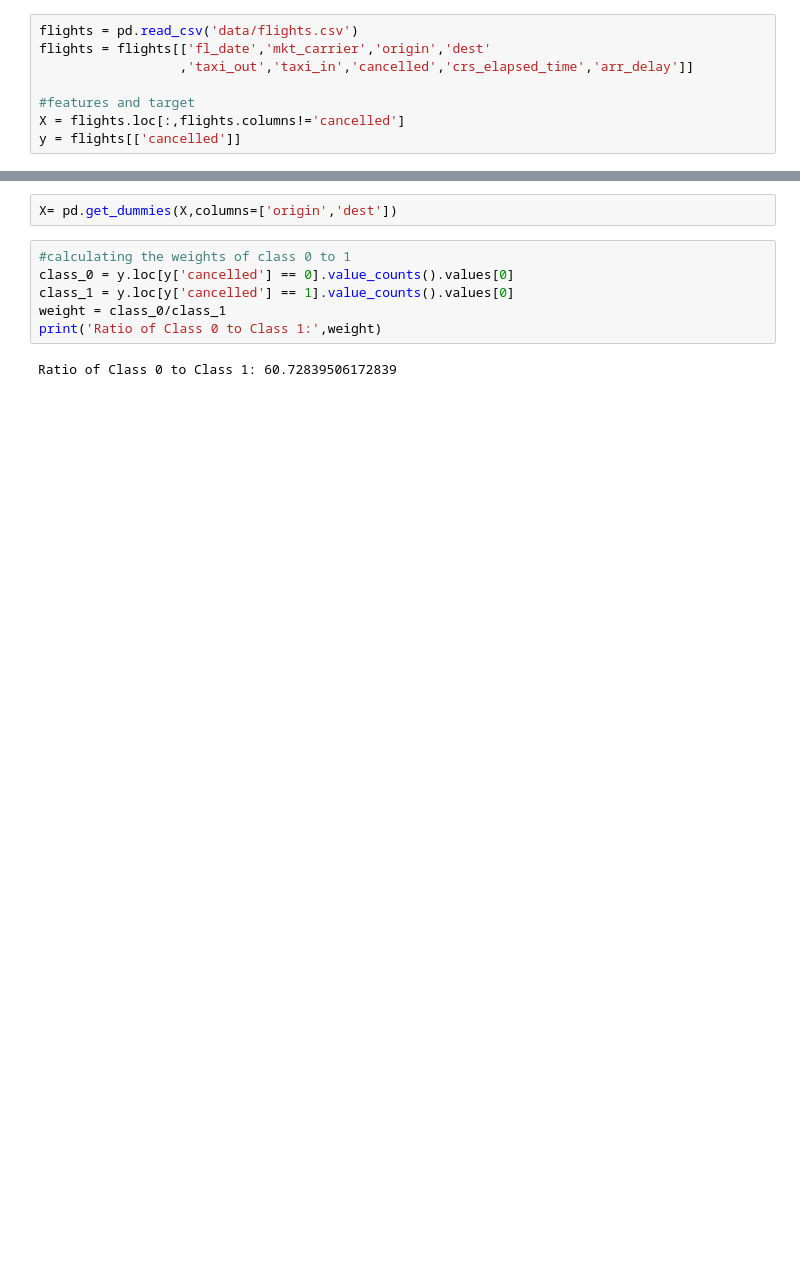
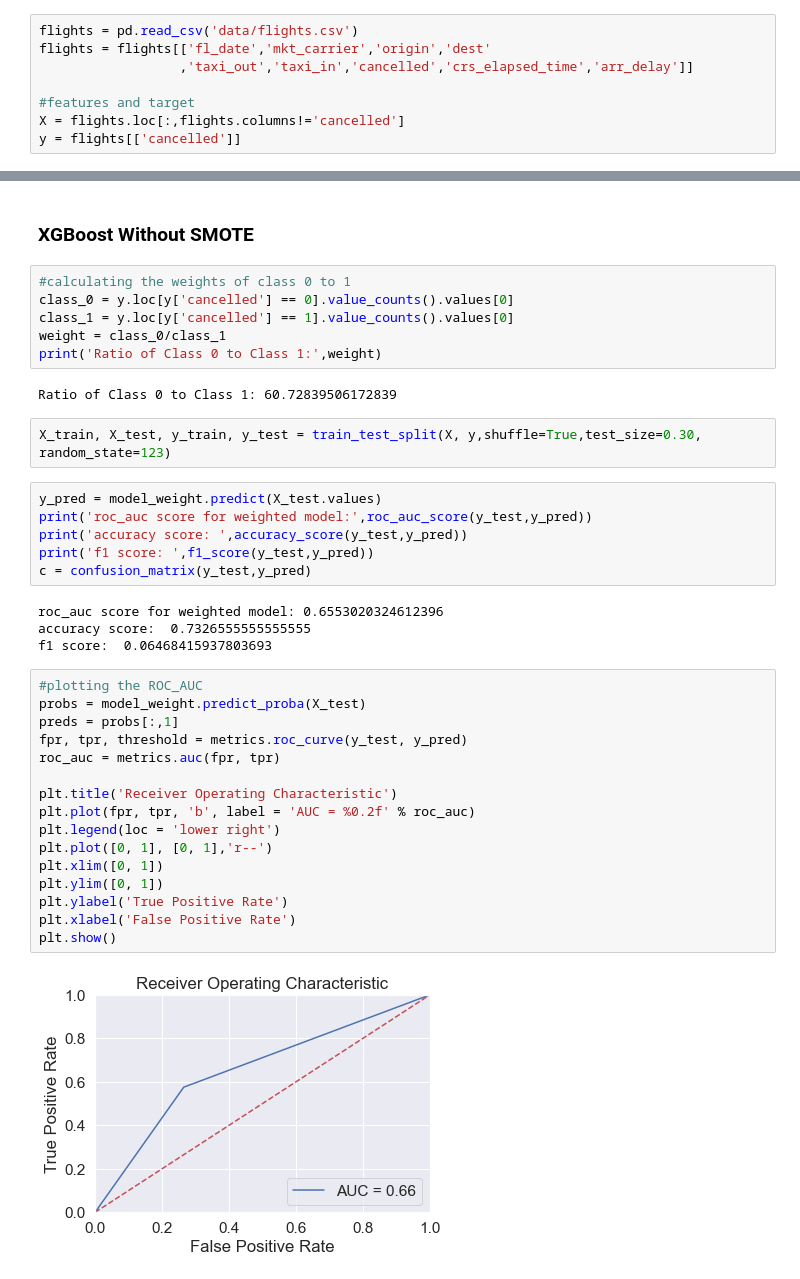
Before and after one commit to bnati5/Mid-term-project, a Jupyter notebook: SMOTE_XGB.ipynb, the cells around one changed output, grey strips where cells are left out. Drawn from its saved outputs; the diff is of its cells as text; blank space fills up the shorter version.

```diff
--- a/SMOTE_XGB.ipynb
+++ b/SMOTE_XGB.ipynb
@@ -38,5 +47,5 @@ X = X[['month','day','origin','dest','crs_elapsed_time']]
-# %%
-X= pd.get_dummies(X,columns=['origin','dest'])
+# %% [markdown]
+### XGBoost Without SMOTE
 # %%
 #calculating the weights of class 0 to 1
 class_0 = y.loc[y['cancelled'] == 0].value_counts().values[0]
@@ -45,3 +54,33 @@ weight = class_0/class_1
 print('Ratio of Class 0 to Class 1:',weight)
 # %% [output]
 Ratio of Class 0 to Class 1: 60.72839506172839
+# %%
+X_train, X_test, y_train, y_test = train_test_split(X, y,shuffle=True,test_size=0.30, random_state=123)
+# %%
+y_pred = model_weight.predict(X_test.values)
+print('roc_auc score for weighted model:',roc_auc_score(y_test,y_pred))
+print('accuracy score: ',accuracy_score(y_test,y_pred))
+print('f1 score: ',f1_score(y_test,y_pred))
+c = confusion_matrix(y_test,y_pred)
+# %% [output]
+roc_auc score for weighted model: 0.6553020324612396
+accuracy score:  0.7326555555555555
+f1 score:  0.06468415937803693
+# %%
+#plotting the ROC_AUC
+probs = model_weight.predict_proba(X_test)
+preds = probs[:,1]
+fpr, tpr, threshold = metrics.roc_curve(y_test, y_pred)
+roc_auc = metrics.auc(fpr, tpr)
+
+plt.title('Receiver Operating Characteristic')
+plt.plot(fpr, tpr, 'b', label = 'AUC = %0.2f' % roc_auc)
+plt.legend(loc = 'lower right')
+plt.plot([0, 1], [0, 1],'r--')
+plt.xlim([0, 1])
+plt.ylim([0, 1])
+plt.ylabel('True Positive Rate')
+plt.xlabel('False Positive Rate')
+plt.show()
+# %% [output]
+[figure, added]
```
Also changed, not shown: parts of 17 cells of this notebook.
